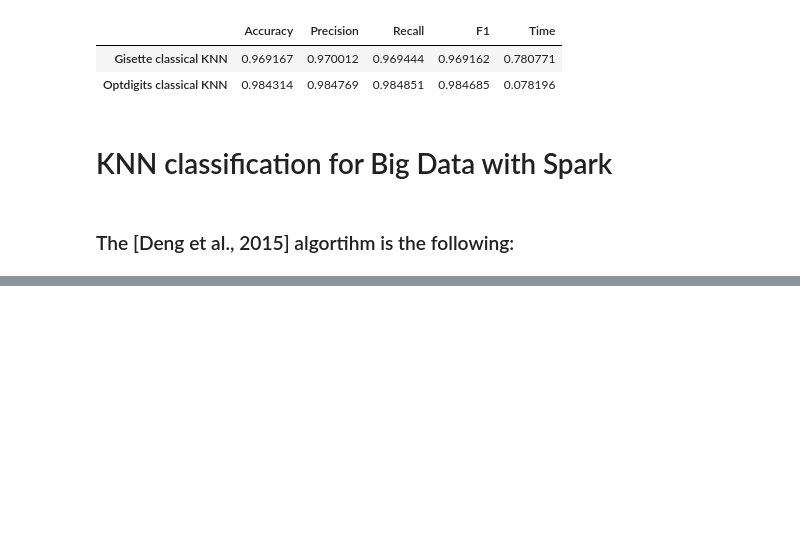
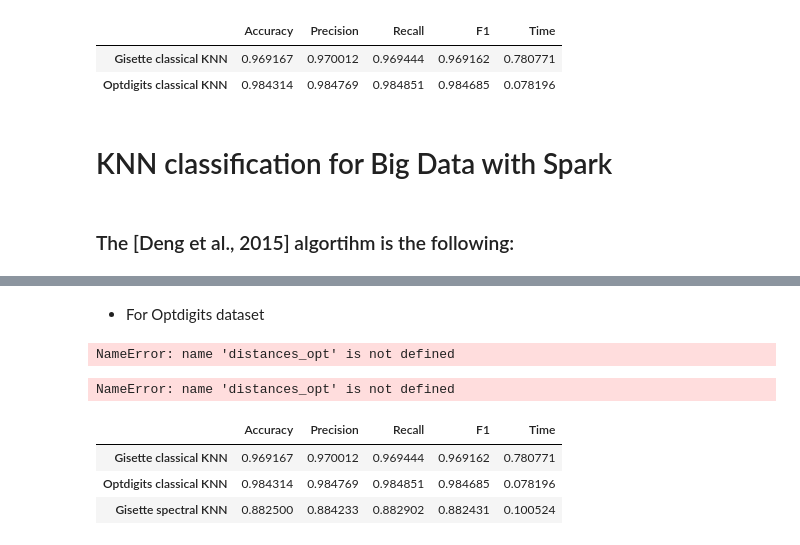
Before and after one commit to ayshagassama1/knn-big-data, a Jupyter notebook: knn-spark.ipynb, the cells around one changed output, grey strips where cells are left out. Drawn from its saved outputs; the diff is of its cells as text; code cells hidden in the pictures; blank space fills up the shorter version.

Commit message:
Spectral clustering KNN OK

```diff
--- a/knn-spark.ipynb
+++ b/knn-spark.ipynb
@@ -203,0 +347,20 @@ opt_sample = optdigits_data.sample(n=100, random_state=42)
+# %%
+for i in range(len(distances)):
+    distances[i] = sorted(distances[i], key=lambda x: x[1])
+# %%
+prediction_gisette = []
+temps = []
+for i in range(len(distances)):
+    knn = KNeighborsClassifier(n_neighbors=3)
+    deb = time.time()
+    knn.fit(gisette_train_data.iloc[cluster[distances[i][0][0]]], gisette_train_label.iloc[cluster[distances[i][0][0]]])
+    prediction_gisette.append(knn.predict(gisette_test_data.iloc[i].values.reshape(1, -1))[0])
+    end = time.time()
+    temps.append(end-deb)
+# %%
+acc_gis = accuracy_score(gisette_test_label, prediction_gisette)
+prec_gis = precision_score(gisette_test_label, prediction_gisette, average='macro')
+rec_gis = recall_score(gisette_test_label, prediction_gisette, average='macro')
+f1_gis = f1_score(gisette_test_label, prediction_gisette, average='macro')
+# %%
+res_gis_spectral = [acc_gis, prec_gis, rec_gis, f1_gis, np.mean(temps)]
@@ -203,0 +376,19 @@ opt_sample = optdigits_data.sample(n=100, random_state=42)
+# %% [markdown]
++ For Optdigits dataset
+# %%
+for i in range(len(distances_opt)):
+    distances_opt[i] = sorted(distances_opt[i], key=lambda x: x[1])
+# %% [output]
+NameError: name 'distances_opt' is not defined
+# %%
+prediction_opt = []
+temps_opt = []
+for i in range(len(distances_opt)):
+    knn = KNeighborsClassifier(n_neighbors=3)
+    deb = time.time()
+    knn.fit(optdigit_train_data.iloc[cluster_opt[distances_opt[i][0][0]]], optdigit_train_label.iloc[cluster_opt[distances_opt[i][0][0]]])
+    prediction_opt.append(knn.predict(optdigit_test_data.iloc[i].values.reshape(1, -1))[0])
+    end = time.time()
+    temps_opt.append(end-deb)
+# %% [output]
+NameError: name 'distances_opt' is not defined
@@ -203,0 +400,8 @@ opt_sample = optdigits_data.sample(n=100, random_state=42)
+# %%
+results.loc['Gisette spectral KNN'] = res_gis_spectral
+results
+# %% [output]
+|  | Accuracy | Precision | Recall | F1 | Time |
+| Gisette classical KNN | 0.969167 | 0.970012 | 0.969444 | 0.969162 | 0.780771 |
+| Optdigits classical KNN | 0.984314 | 0.984769 | 0.984851 | 0.984685 | 0.078196 |
+| Gisette spectral KNN | 0.882500 | 0.884233 | 0.882902 | 0.882431 | 0.100524 |
```
Also changed, not shown: parts of 36 cells of this notebook, 1 other file.
